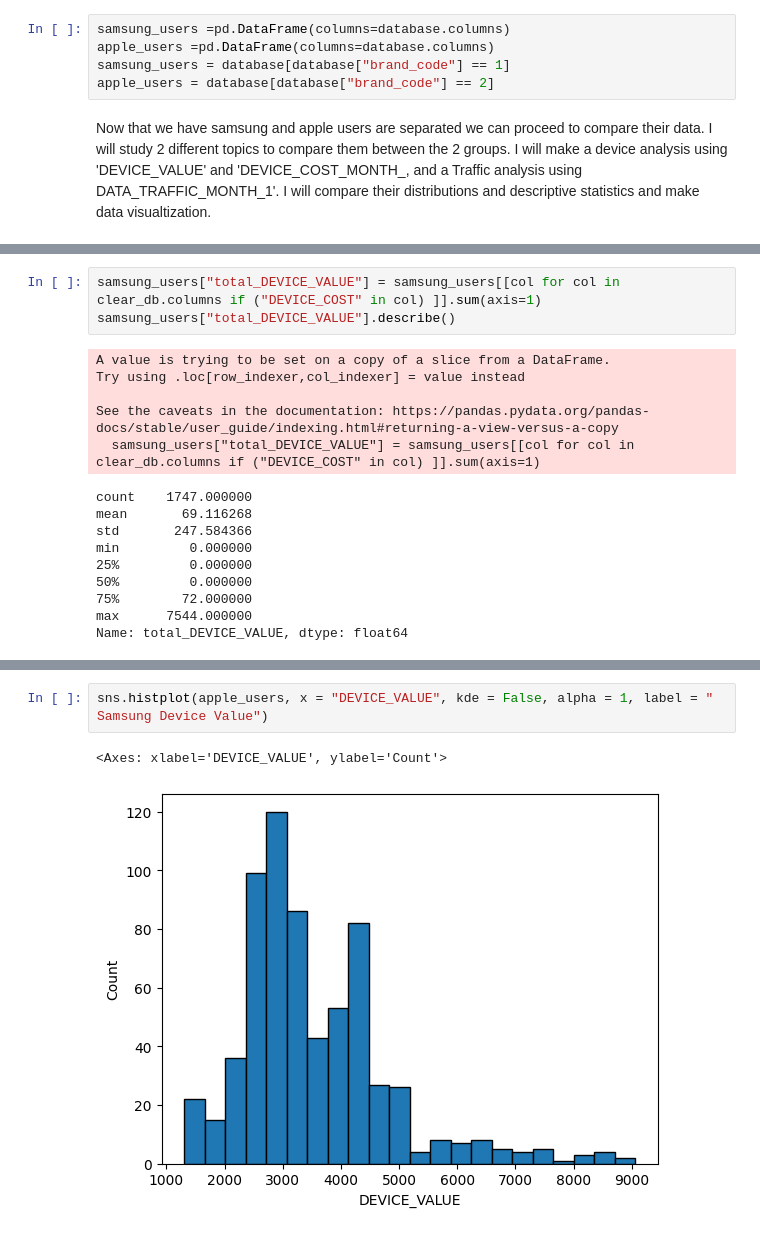
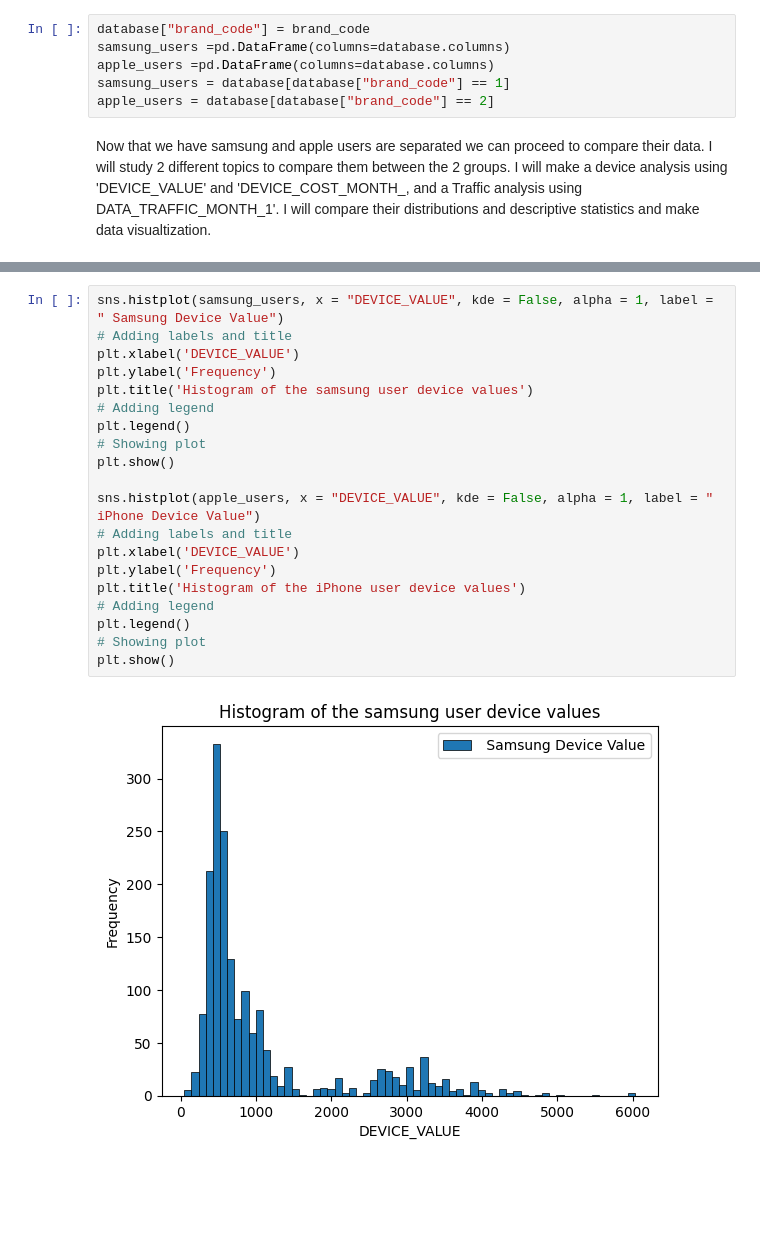
Before and after one commit to joorgecamacho/Samsung_vs_apple_users, a Jupyter notebook: main.ipynb, the cells around one changed output, grey strips where cells are left out. Drawn from its saved outputs; the diff is of its cells as text; blank space fills up the shorter version.

```diff
--- a/main.ipynb
+++ b/main.ipynb
@@ -82,6 +72,7 @@ Name: brand_code, Length: 9690, dtype: int64
 # %% [markdown]
 If the brand code of the row is 1 we add the row to the samsung users dataframe, and if it has a 2 to the Apple user dataframe.
 # %%
+database["brand_code"] = brand_code
 samsung_users =pd.DataFrame(columns=database.columns)
 apple_users =pd.DataFrame(columns=database.columns)
 samsung_users = database[database["brand_code"] == 1]
@@ -111,21 +99,3 @@ sns.histplot(samsung_users, x = "DEVICE_VALUE", kde = False, alpha = 1, label =
-# %%
-samsung_users["total_DEVICE_VALUE"] = samsung_users[[col for col in clear_db.columns if ("DEVICE_COST" in col) ]].sum(axis=1)
-samsung_users["total_DEVICE_VALUE"].describe()
-# %% [output]
-A value is trying to be set on a copy of a slice from a DataFrame.
-Try using .loc[row_indexer,col_indexer] = value instead
-
-See the caveats in the documentation: https://pandas.pydata.org/pandas-docs/stable/user_guide/indexing.html#returning-a-view-versus-a-copy
-  samsung_users["total_DEVICE_VALUE"] = samsung_users[[col for col in clear_db.columns if ("DEVICE_COST" in col) ]].sum(axis=1)
-count    1747.000000
-mean       69.116268
-std       247.584366
-min         0.000000
-25%         0.000000
-50%         0.000000
-75%        72.000000
-max      7544.000000
-Name: total_DEVICE_VALUE, dtype: float64
 # %%
 columns = ["DEVICE_VALUE"] +[col for col in clear_db.columns if ("DEVICE_COST" in col) ]
 apple_users[columns].describe()
@@ -139,8 +109,25 @@ apple_users[columns].describe()
 | 50% | 3245.000000 | 0.000000 | 0.000000 | 0.000000 | 0.000000 | ... |
 | 75% | 4233.000000 | 7.000000 | 9.250000 | 12.000000 | 12.000000 | ... |
 | max | 9057.000000 | 411.000000 | 411.000000 | 411.000000 | 411.000000 | ... |
-# %%
-sns.histplot(apple_users, x = "DEVICE_VALUE", kde = False, alpha = 1, label = " Samsung Device Value")
-# %% [output]
-<Axes: xlabel='DEVICE_VALUE', ylabel='Count'>
-[figure, removed]
+# %%
+sns.histplot(samsung_users, x = "DEVICE_VALUE", kde = False, alpha = 1, label = " Samsung Device Value")
+# Adding labels and title
+plt.xlabel('DEVICE_VALUE')
+plt.ylabel('Frequency')
+plt.title('Histogram of the samsung user device values')
+# Adding legend
+plt.legend()
+# Showing plot
+plt.show()
+
+sns.histplot(apple_users, x = "DEVICE_VALUE", kde = False, alpha = 1, label = " iPhone Device Value")
+# Adding labels and title
+plt.xlabel('DEVICE_VALUE')
+plt.ylabel('Frequency')
+plt.title('Histogram of the iPhone user device values')
+# Adding legend
+plt.legend()
+# Showing plot
+plt.show()
+# %% [output]
+[figure, added]
```
Also changed, not shown: parts of 13 cells of this notebook.
